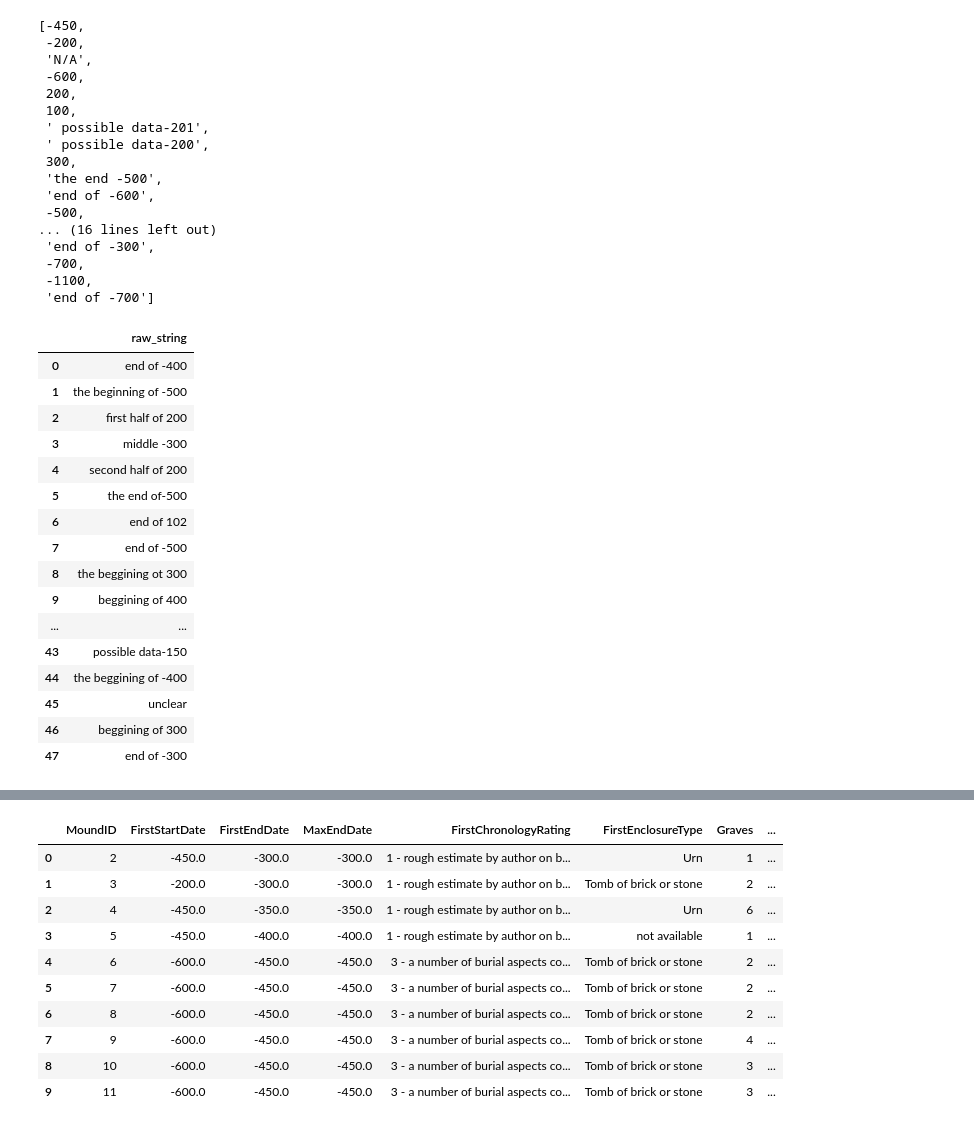
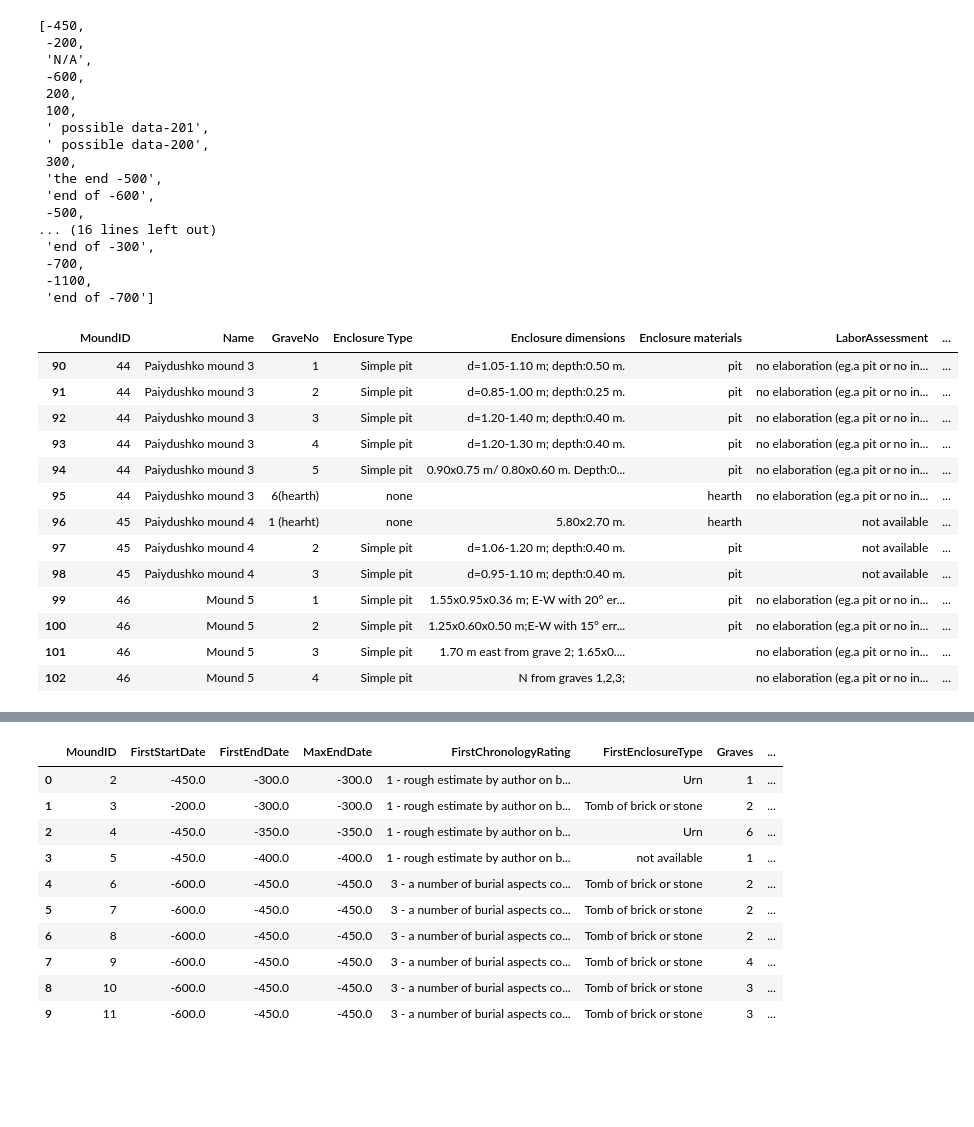
Before and after one commit to sdam-au/mounds_ETL, a Jupyter notebook: scripts/EXPLORING-MOUNDS-IN-GSHEETS.ipynb, the cells around one changed output, grey strips where cells are left out. Saved outputs shown, nothing was run; the diff lists cells and outputs as text; code cells hidden in the pictures; blank space fills up the shorter version.

```diff
--- a/scripts/EXPLORING-MOUNDS-IN-GSHEETS.ipynb
+++ b/scripts/EXPLORING-MOUNDS-IN-GSHEETS.ipynb
@@ -227,23 +212,0 @@ dates_unique = list(set(starddates_unique + enddates_unique))
-# %%
-# get all unique dates containing letters (and not just numbers)
-dates_strings = [el for el in dates_unique if re.search("[a-z]", str(el))]
-dates_strings_df = pd.DataFrame(dates_strings, columns=["raw_string"])
-dates_strings_df
-# %% [output]
-|  | raw_string |
-| 0 | end of -400 |
-| 1 | the beginning of -500 |
-| 2 | first half of 200 |
-| 3 | middle -300 |
-| 4 | second half of 200 |
-| 5 | the end of-500 |
-| 6 | end of 102 |
-| 7 | end of -500 |
-| 8 | the beggining ot 300 |
-| 9 | beggining of 400 |
-| ... | ... |
-| 43 | possible data-150 |
-| 44 | the beggining of -400 |
-| 45 | unclear |
-| 46 | beggining of 300 |
-| 47 | end of -300 |
@@ -255,0 +222,17 @@ for column in ["StartDate", "Enddate"]:
+# %%
+IzvestiaDataset_BurialAttributes[IzvestiaDataset_BurialAttributes["DateCertainty"].str.startswith("?")]
+# %% [output]
+|  | MoundID | Name | GraveNo | Enclosure Type | Enclosure dimensions | Enclosure materials | LaborAssessment | ... |
+| 90 | 44 | Paiydushko mound 3 | 1 | Simple pit | d=1.05-1.10 m; depth:0.50 m. | pit | no elaboration (eg.a pit or no in... | ... |
+| 91 | 44 | Paiydushko mound 3 | 2 | Simple pit | d=0.85-1.00 m; depth:0.25 m. | pit | no elaboration (eg.a pit or no in... | ... |
+| 92 | 44 | Paiydushko mound 3 | 3 | Simple pit | d=1.20-1.40 m; depth:0.40 m. | pit | no elaboration (eg.a pit or no in... | ... |
+| 93 | 44 | Paiydushko mound 3 | 4 | Simple pit | d=1.20-1.30 m; depth:0.40 m. | pit | no elaboration (eg.a pit or no in... | ... |
+| 94 | 44 | Paiydushko mound 3 | 5 | Simple pit | 0.90x0.75 m/ 0.80x0.60 m. Depth:0... | pit | no elaboration (eg.a pit or no in... | ... |
+| 95 | 44 | Paiydushko mound 3 | 6(hearth) | none |  | hearth | no elaboration (eg.a pit or no in... | ... |
+| 96 | 45 | Paiydushko mound 4 | 1 (hearht) | none | 5.80x2.70 m. | hearth | not available | ... |
+| 97 | 45 | Paiydushko mound 4 | 2 | Simple pit | d=1.06-1.20 m; depth:0.40 m. | pit | not available | ... |
+| 98 | 45 | Paiydushko mound 4 | 3 | Simple pit | d=0.95-1.10 m; depth:0.40 m. | pit | not available | ... |
+| 99 | 46 | Mound 5 | 1 | Simple pit | 1.55x0.95x0.36 m; E-W with 20° er... | pit | no elaboration (eg.a pit or no in... | ... |
+| 100 | 46 | Mound 5 | 2 | Simple pit | 1.25x0.60x0.50 m;E-W with 15° err... | pit | no elaboration (eg.a pit or no in... | ... |
+| 101 | 46 | Mound 5 | 3 | Simple pit | 1.70 m east from grave 2; 1.65x0.... |  | no elaboration (eg.a pit or no in... | ... |
+| 102 | 46 | Mound 5 | 4 | Simple pit | N from graves 1,2,3; |  | no elaboration (eg.a pit or no in... | ... |
```
Also changed, not shown: parts of 17 cells of this notebook.
